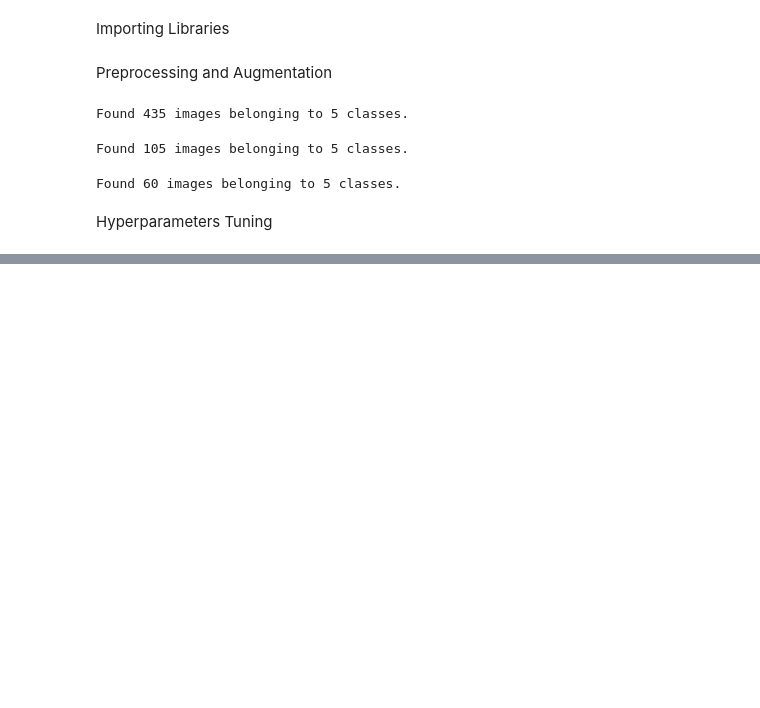
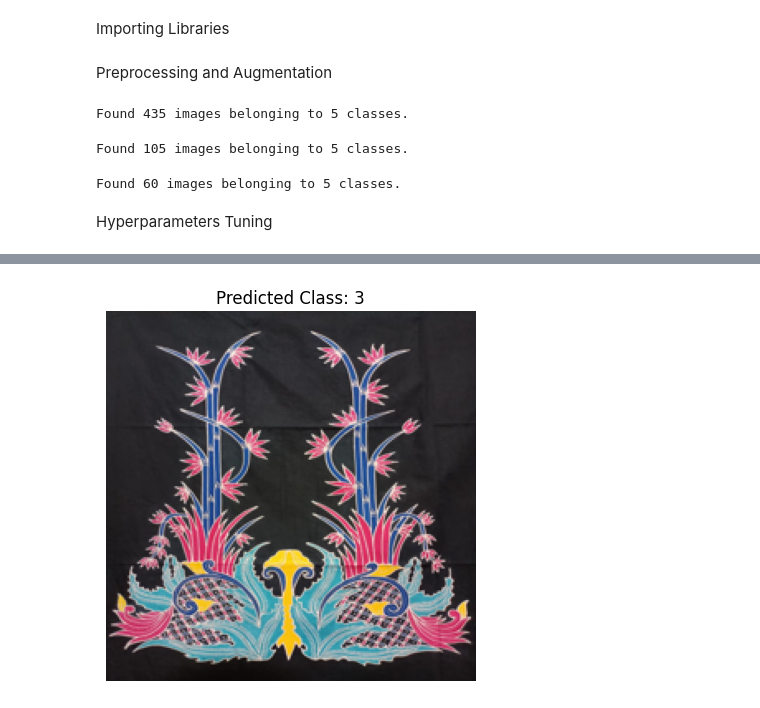
Before and after one commit to zzeeyyaa/MobileNetV2-Batik-Images-Classification, a Jupyter notebook: MobileNet-V2.ipynb, the cells around one changed output, grey strips where cells are left out. Saved outputs shown, nothing was run; the diff lists cells and outputs as text; code cells hidden in the pictures; blank space fills up the shorter version.

```diff
--- a/MobileNet-V2.ipynb
+++ b/MobileNet-V2.ipynb
@@ -167,0 +337,16 @@ print(f"best_val_accuracy : {best_val_accuracy*100:.2f}%")
+# %%
+# Path to the image you want to test
+image_path = 'E:\Python\MobileNet-V2-Batik-Image-Classification\dataset-v1[600]-10\data-test/8/6.jpg'
+# %%
+# Load the image
+img = Image.open(image_path)
+img = img.resize(input_shape[:2])
+img_array = np.array(img)
+img_array = img_array / 255.0
+img_array = np.expand_dims(img_array, axis=0)
+# %%
+# Make predictions
+predictions = best_model.predict(img_array)
+predicted_class = np.argmax(predictions[0])
+class_labels = list(test_generator.class_indices.keys())
+predicted_label = class_labels[predicted_class]
@@ -167,0 +355,8 @@ print(f"best_val_accuracy : {best_val_accuracy*100:.2f}%")
+# %%
+# Display the image
+plt.imshow(img)
+plt.axis('off')
+plt.title('Predicted Class: ' + predicted_label)
+plt.show()
+# %% [output]
+[figure, added]
```
Also changed, not shown: parts of 14 cells of this notebook.
